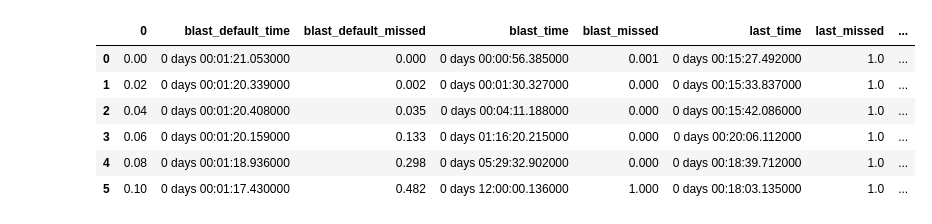
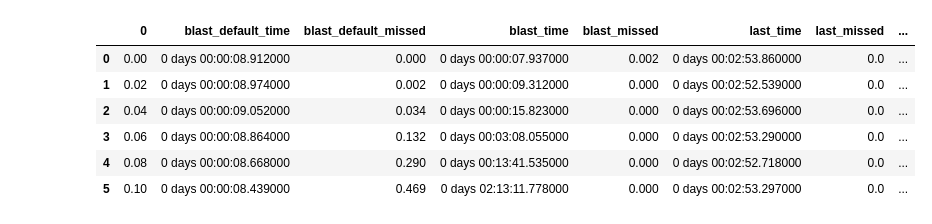
Before and after one commit to eaasna/test-DREAM-stellar, a Jupyter notebook: work-python/runtime_results/Simulated.ipynb, the cells around one changed output. Cells and saved outputs as stored; diff of their text form; code cells hidden in the pictures.

```diff
--- a/work-python/runtime_results/Simulated.ipynb
+++ b/work-python/runtime_results/Simulated.ipynb
@@ -7,21 +7,21 @@ def make_timedelta(df, col):
     df['seconds'] = df[col]
     df[col] = pd.to_timedelta(df[col], unit='s')
 # %%
-size = "250Mb"
+size = "50Mb"
 
 prefixes = ["blast_default", "blast", "last", "lastz", "stellar", "dist_stellar", "valik"]
 table_df = pd.DataFrame([0, 0.02, 0.04, 0.06, 0.08, 0.1])
 for prefix in prefixes:
     df = pd.read_csv("simulated/" + size + "/" + prefix + "_table1.tsv", sep = "\t")
     table_df[prefix + "_time"] = pd.to_timedelta(df["search time (sec)"], unit = 's')
     table_df[prefix + "_missed"] = df["missed (%)"]
 
 table_df
 # %% [output]
 |  | 0 | blast_default_time | blast_default_missed | blast_time | blast_missed | last_time | last_missed | ... |
-| 0 | 0.00 | 0 days 00:01:21.053000 | 0.000 | 0 days 00:00:56.385000 | 0.001 | 0 days 00:15:27.492000 | 1.0 | ... |
-| 1 | 0.02 | 0 days 00:01:20.339000 | 0.002 | 0 days 00:01:30.327000 | 0.000 | 0 days 00:15:33.837000 | 1.0 | ... |
-| 2 | 0.04 | 0 days 00:01:20.408000 | 0.035 | 0 days 00:04:11.188000 | 0.000 | 0 days 00:15:42.086000 | 1.0 | ... |
-| 3 | 0.06 | 0 days 00:01:20.159000 | 0.133 | 0 days 01:16:20.215000 | 0.000 | 0 days 00:20:06.112000 | 1.0 | ... |
-| 4 | 0.08 | 0 days 00:01:18.936000 | 0.298 | 0 days 05:29:32.902000 | 0.000 | 0 days 00:18:39.712000 | 1.0 | ... |
-| 5 | 0.10 | 0 days 00:01:17.430000 | 0.482 | 0 days 12:00:00.136000 | 1.000 | 0 days 00:18:03.135000 | 1.0 | ... |
+| 0 | 0.00 | 0 days 00:00:08.912000 | 0.000 | 0 days 00:00:07.937000 | 0.002 | 0 days 00:02:53.860000 | 0.0 | ... |
+| 1 | 0.02 | 0 days 00:00:08.974000 | 0.002 | 0 days 00:00:09.312000 | 0.000 | 0 days 00:02:52.539000 | 0.0 | ... |
+| 2 | 0.04 | 0 days 00:00:09.052000 | 0.034 | 0 days 00:00:15.823000 | 0.000 | 0 days 00:02:53.696000 | 0.0 | ... |
+| 3 | 0.06 | 0 days 00:00:08.864000 | 0.132 | 0 days 00:03:08.055000 | 0.000 | 0 days 00:02:53.290000 | 0.0 | ... |
+| 4 | 0.08 | 0 days 00:00:08.668000 | 0.290 | 0 days 00:13:41.535000 | 0.000 | 0 days 00:02:52.718000 | 0.0 | ... |
+| 5 | 0.10 | 0 days 00:00:08.439000 | 0.469 | 0 days 02:13:11.778000 | 0.000 | 0 days 00:02:53.297000 | 0.0 | ... |
```
Also changed, not shown: 1 other file.
